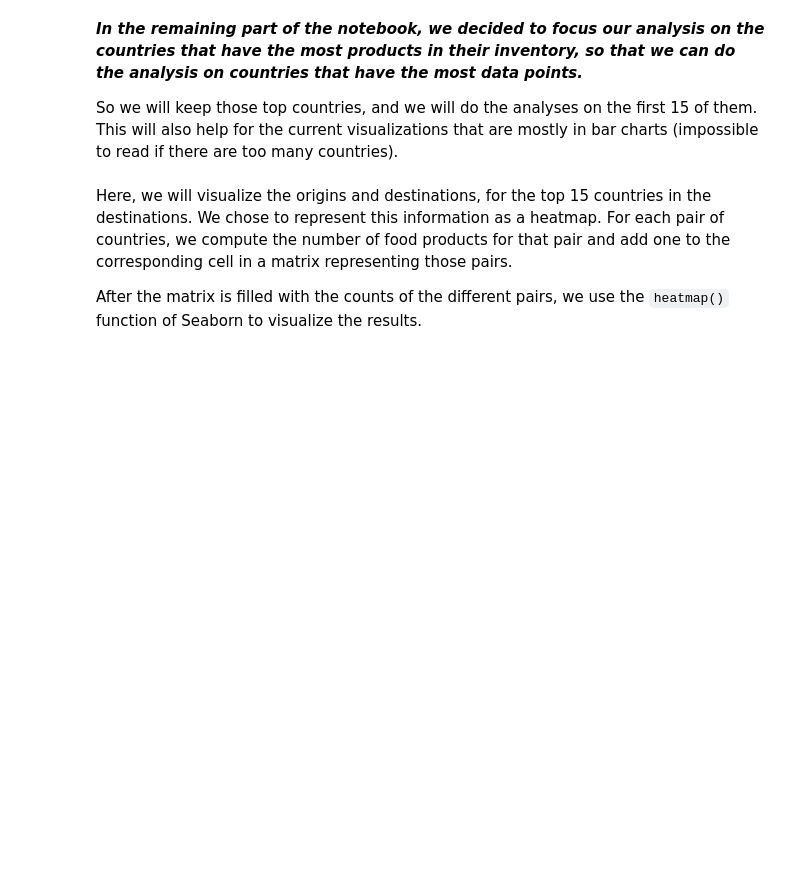
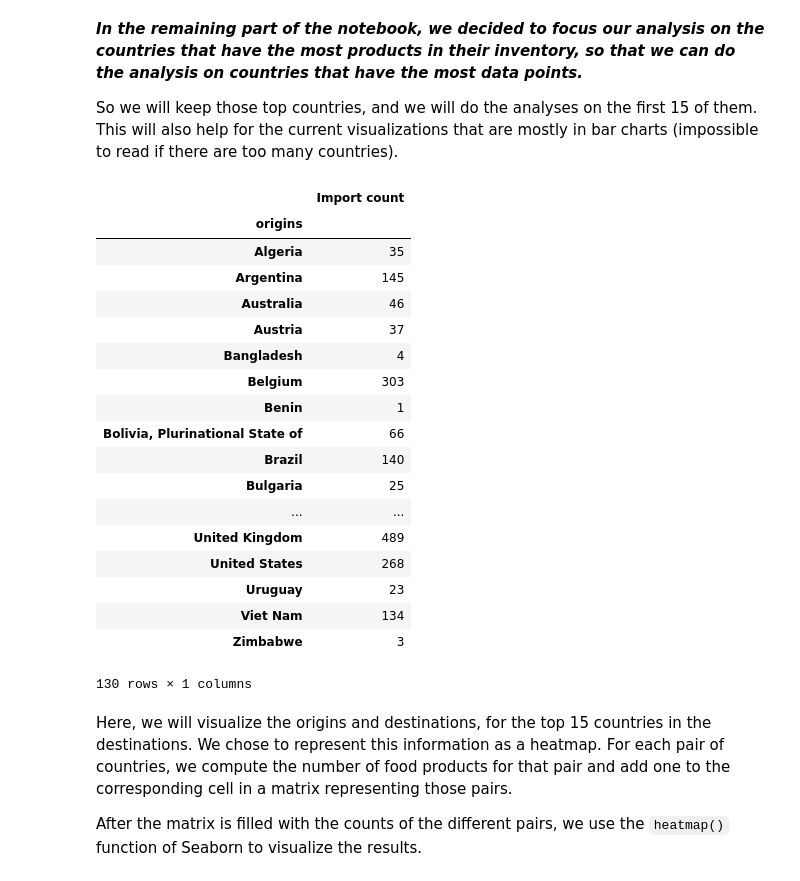
Before and after one commit to mattbuot/Project, a Jupyter notebook: ProjectADA-Final.ipynb, the cells around one changed output. Saved outputs shown, nothing was run; the diff lists cells and outputs as text; code cells hidden in the pictures; blank space fills up the shorter version.

Commit message:
import-export

```diff
--- a/ProjectADA-Final.ipynb
+++ b/ProjectADA-Final.ipynb
@@ -526,6 +526,44 @@ Not surprinsingly, the top countries are mainly those from Europe (again, the da
 So we will keep those top countries, and we will do the analyses on the first 15 of them. This will also help for the current visualizations that are mostly in bar charts (impossible to read if there are too many countries).
 # %%
 top_15 = df_with_origins['countries_en'].value_counts()[:15].index
+# %%
+def compute_import_export(df, country):
+    df = translate_column(df, 'countries_a3', 'countries_en', a3_to_en_dict)
+    exporting_to = df[df['origins'] == country]
+    export_count = exporting_to.groupby('countries_en').size()
+    export_count = export_count.drop(labels=[country])
+
+    importing_from = df[df['countries_en'] == country]
+    import_count = importing_from.groupby('origins').size()
+    import_count = import_count.drop(labels=[country])
+
+    return pd.DataFrame(export_count, columns=['Export count']), pd.DataFrame(import_count, columns=['Import count'])
+# %%
+te, ti = compute_import_export(df_with_origins, 'France')
+#ti.index = ti.index.map(lambda x: countries_dictionary[x.lower()])
+#te.index = te.index.map(lambda x: countries_dictionary[x.lower()])
+# %%
+ti
+# %% [output]
+|  | Import count |
+| origins |  |
+| Algeria | 35 |
+| Argentina | 145 |
+| Australia | 46 |
+| Austria | 37 |
+| Bangladesh | 4 |
+| Belgium | 303 |
+| Benin | 1 |
+| Bolivia, Plurinational State of | 66 |
+| Brazil | 140 |
+| Bulgaria | 25 |
+| ... | ... |
+| United Kingdom | 489 |
+| United States | 268 |
+| Uruguay | 23 |
+| Viet Nam | 134 |
+| Zimbabwe | 3 |
+130 rows × 1 columns
 # %% [markdown]
 Here, we will visualize the origins and destinations, for the top 15 countries in the destinations. We chose to represent this information as a heatmap.
 For each pair of countries, we compute the number of food products for that pair and add one to the corresponding cell in a matrix representing those pairs.
```
Also changed, not shown: parts of 12 cells of this notebook.
